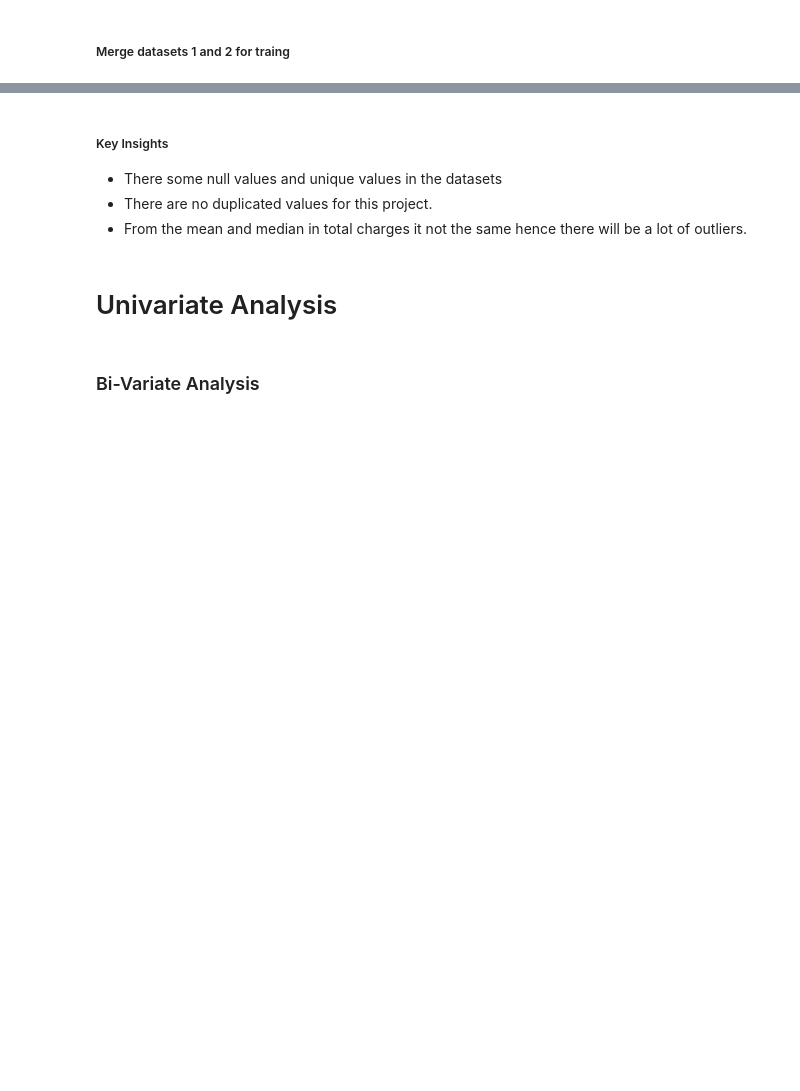
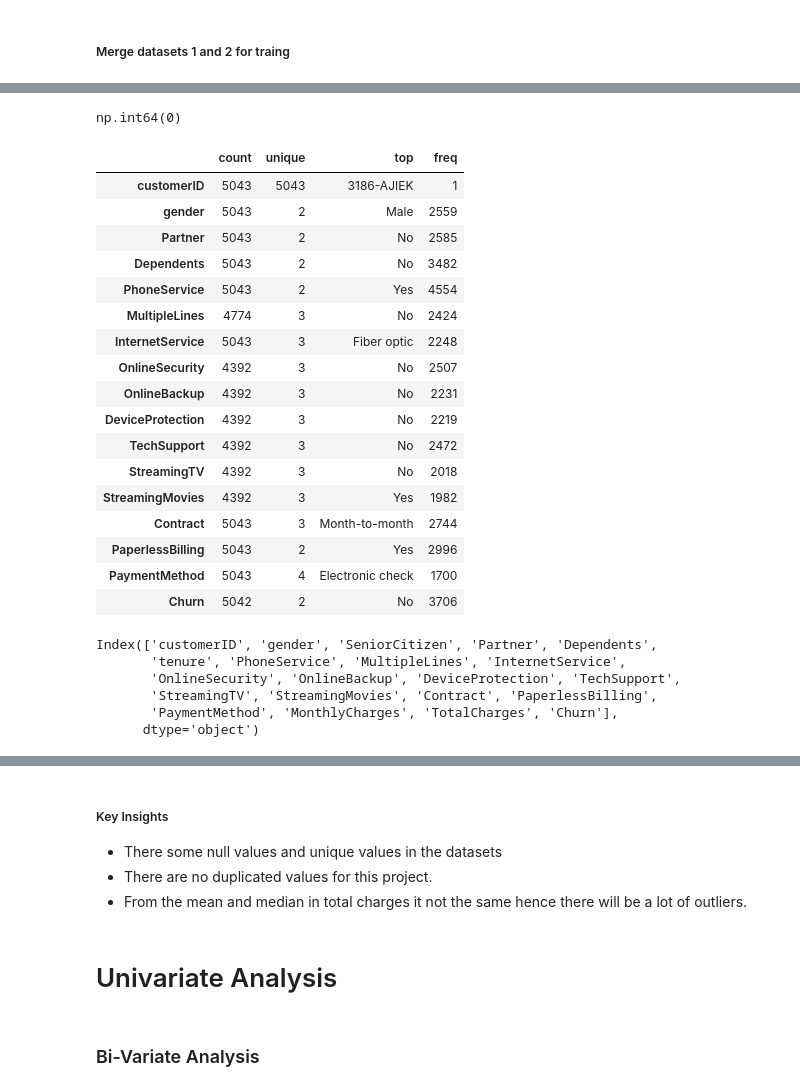
Before and after one commit to MayayaPatrick/Churn-rate-Prediction-Model, a Jupyter notebook: notebooks/main.ipynb, the cells around one changed output, grey strips where cells are left out. Cells and saved outputs as stored; diff of their text form; code cells hidden in the pictures; blank space fills up the shorter version.

```diff
--- a/notebooks/main.ipynb
+++ b/notebooks/main.ipynb
@@ -223,8 +363,36 @@ Connection successful
 # %%
-# train.duplicated().sum()
+train.duplicated().sum()
+# %% [output]
+np.int64(0)
 # %%
-# train.describe(include= 'object').T
+train.describe(include= 'object').T
+# %% [output]
+|  | count | unique | top | freq |
+| customerID | 5043 | 5043 | 3186-AJIEK | 1 |
+| gender | 5043 | 2 | Male | 2559 |
+| Partner | 5043 | 2 | No | 2585 |
+| Dependents | 5043 | 2 | No | 3482 |
+| PhoneService | 5043 | 2 | Yes | 4554 |
+| MultipleLines | 4774 | 3 | No | 2424 |
+| InternetService | 5043 | 3 | Fiber optic | 2248 |
+| OnlineSecurity | 4392 | 3 | No | 2507 |
+| OnlineBackup | 4392 | 3 | No | 2231 |
+| DeviceProtection | 4392 | 3 | No | 2219 |
+| TechSupport | 4392 | 3 | No | 2472 |
+| StreamingTV | 4392 | 3 | No | 2018 |
+| StreamingMovies | 4392 | 3 | Yes | 1982 |
+| Contract | 5043 | 3 | Month-to-month | 2744 |
+| PaperlessBilling | 5043 | 2 | Yes | 2996 |
+| PaymentMethod | 5043 | 4 | Electronic check | 1700 |
+| Churn | 5042 | 2 | No | 3706 |
 # %%
-# columns= train.columns
-# columns
+columns= train.columns
+columns
+# %% [output]
+Index(['customerID', 'gender', 'SeniorCitizen', 'Partner', 'Dependents',
+       'tenure', 'PhoneService', 'MultipleLines', 'InternetService',
+       'OnlineSecurity', 'OnlineBackup', 'DeviceProtection', 'TechSupport',
+       'StreamingTV', 'StreamingMovies', 'Contract', 'PaperlessBilling',
+       'PaymentMethod', 'MonthlyCharges', 'TotalCharges', 'Churn'],
+      dtype='object')
 # %%
```
Also changed, not shown: parts of 22 cells of this notebook.
